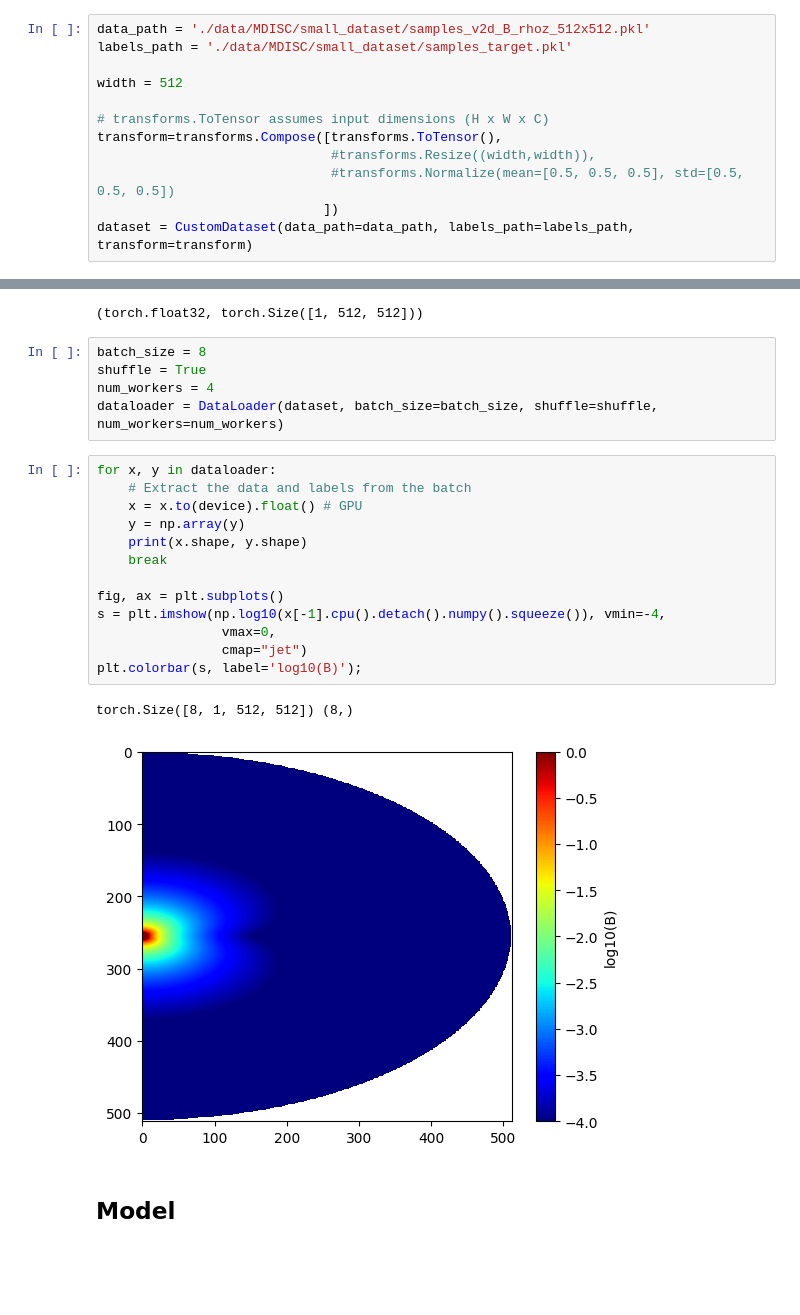
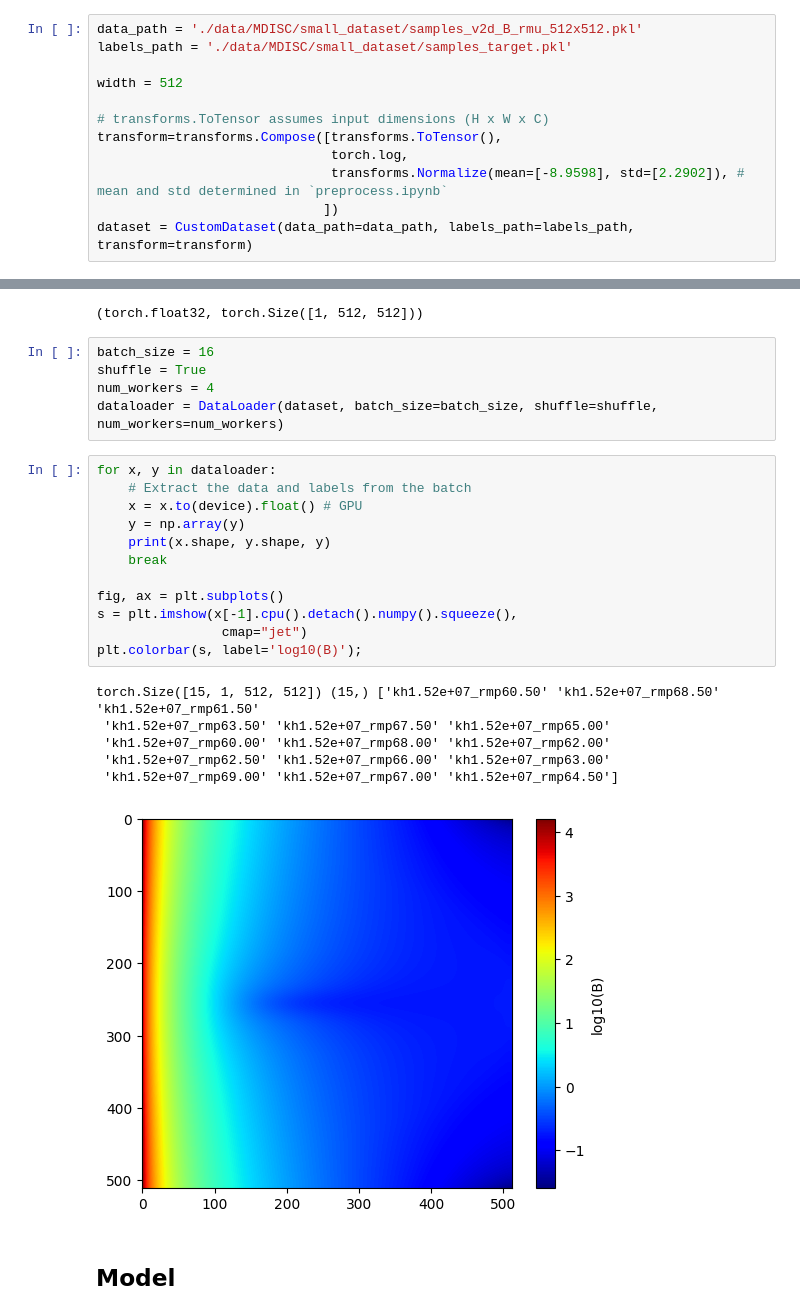
Before and after one commit to ikitcheng/mdiscnet, a Jupyter notebook: mdiscnet/beta_vae_training_mdisc.ipynb, the cells around one changed output, grey strips where cells are left out. Cells and saved outputs as stored; diff of their text form; blank space fills up the shorter version.

```diff
--- a/mdiscnet/beta_vae_training_mdisc.ipynb
+++ b/mdiscnet/beta_vae_training_mdisc.ipynb
@@ -46,14 +46,14 @@ Mon Jun  5 09:14:28 2023
 # %% [markdown]
 ## Dataset
 # %%
-data_path = './data/MDISC/small_dataset/samples_v2d_B_rhoz_512x512.pkl'
+data_path = './data/MDISC/small_dataset/samples_v2d_B_rmu_512x512.pkl'
 labels_path = './data/MDISC/small_dataset/samples_target.pkl'
 
 width = 512
 
 # transforms.ToTensor assumes input dimensions (H x W x C)
 transform=transforms.Compose([transforms.ToTensor(),
-                              #transforms.Resize((width,width)),
-                              #transforms.Normalize(mean=[0.5, 0.5, 0.5], std=[0.5, 0.5, 0.5])
+                              torch.log,
+                              transforms.Normalize(mean=[-8.9598], std=[2.2902]), # mean and std determined in `preprocess.ipynb`
                              ])
 dataset = CustomDataset(data_path=data_path, labels_path=labels_path, transform=transform)
@@ -66,26 +62,29 @@ dataset[0][0].dtype, dataset[0][0].shape
 # %% [output]
 (torch.float32, torch.Size([1, 512, 512]))
 # %%
-batch_size = 8
+batch_size = 16
 shuffle = True
 num_workers = 4
 dataloader = DataLoader(dataset, batch_size=batch_size, shuffle=shuffle, num_workers=num_workers)
 # %%
 for x, y in dataloader:
     # Extract the data and labels from the batch
     x = x.to(device).float() # GPU
     y = np.array(y)
-    print(x.shape, y.shape)
+    print(x.shape, y.shape, y)
     break
 
 fig, ax = plt.subplots()
-s = plt.imshow(np.log10(x[-1].cpu().detach().numpy().squeeze()), vmin=-4,
-                vmax=0,
+s = plt.imshow(x[-1].cpu().detach().numpy().squeeze(),
                 cmap="jet")
 plt.colorbar(s, label='log10(B)');
 # %% [output]
-torch.Size([8, 1, 512, 512]) (8,)
+torch.Size([15, 1, 512, 512]) (15,) ['kh1.52e+07_rmp60.50' 'kh1.52e+07_rmp68.50' 'kh1.52e+07_rmp61.50'
+ 'kh1.52e+07_rmp63.50' 'kh1.52e+07_rmp67.50' 'kh1.52e+07_rmp65.00'
+ 'kh1.52e+07_rmp60.00' 'kh1.52e+07_rmp68.00' 'kh1.52e+07_rmp62.00'
+ 'kh1.52e+07_rmp62.50' 'kh1.52e+07_rmp66.00' 'kh1.52e+07_rmp63.00'
+ 'kh1.52e+07_rmp69.00' 'kh1.52e+07_rmp67.00' 'kh1.52e+07_rmp64.50']
-[figure, old version]
+[figure, new version]
 # %% [markdown]
 ## Model
 # %%
```
Also changed, not shown: parts of 15 cells of this notebook, 1 other file.
